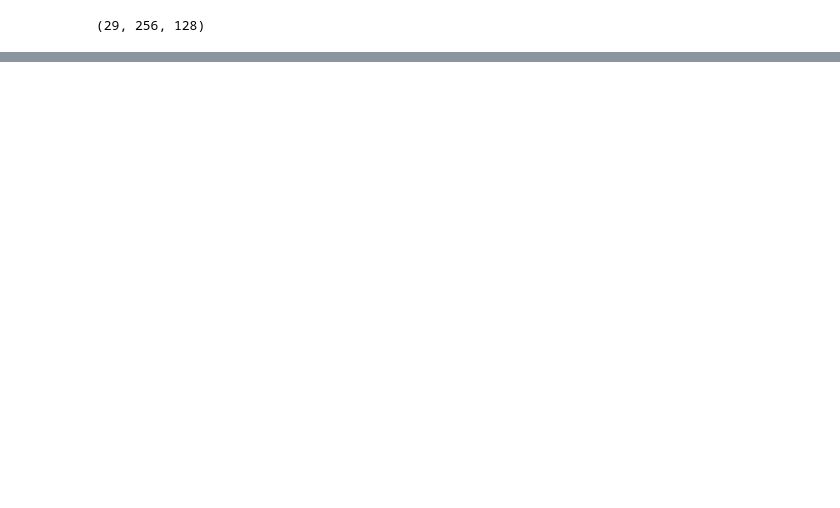
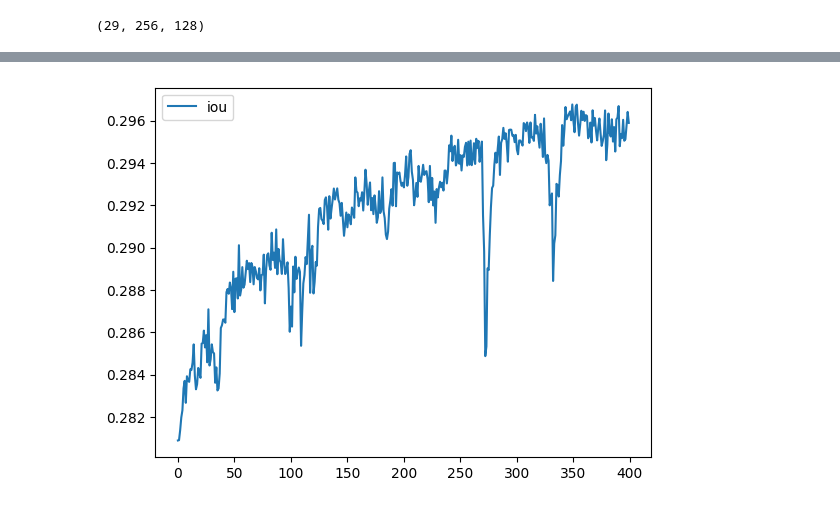
Before and after one commit to Instein125/Speech-Denoiser-using-Deep-Learning, a Jupyter notebook: train.ipynb, the cells around one changed output, grey strips where cells are left out. Drawn from its saved outputs; the diff is of its cells as text; code cells hidden in the pictures; blank space fills up the shorter version.

```diff
--- a/train.ipynb
+++ b/train.ipynb
@@ -174,2 +281,9 @@ Epoch 100/100
+# %%
+plt.plot(history1.history['iou'],label="iou")
+# plt.plot(history1.history['val_loss'],label="validation loss")
+plt.legend()
+plt.show()
+# %% [output]
+[figure, added]
 # %%
 pred = model.predict(x_train)
```
Also changed, not shown: parts of 19 cells of this notebook, 1 other file.
